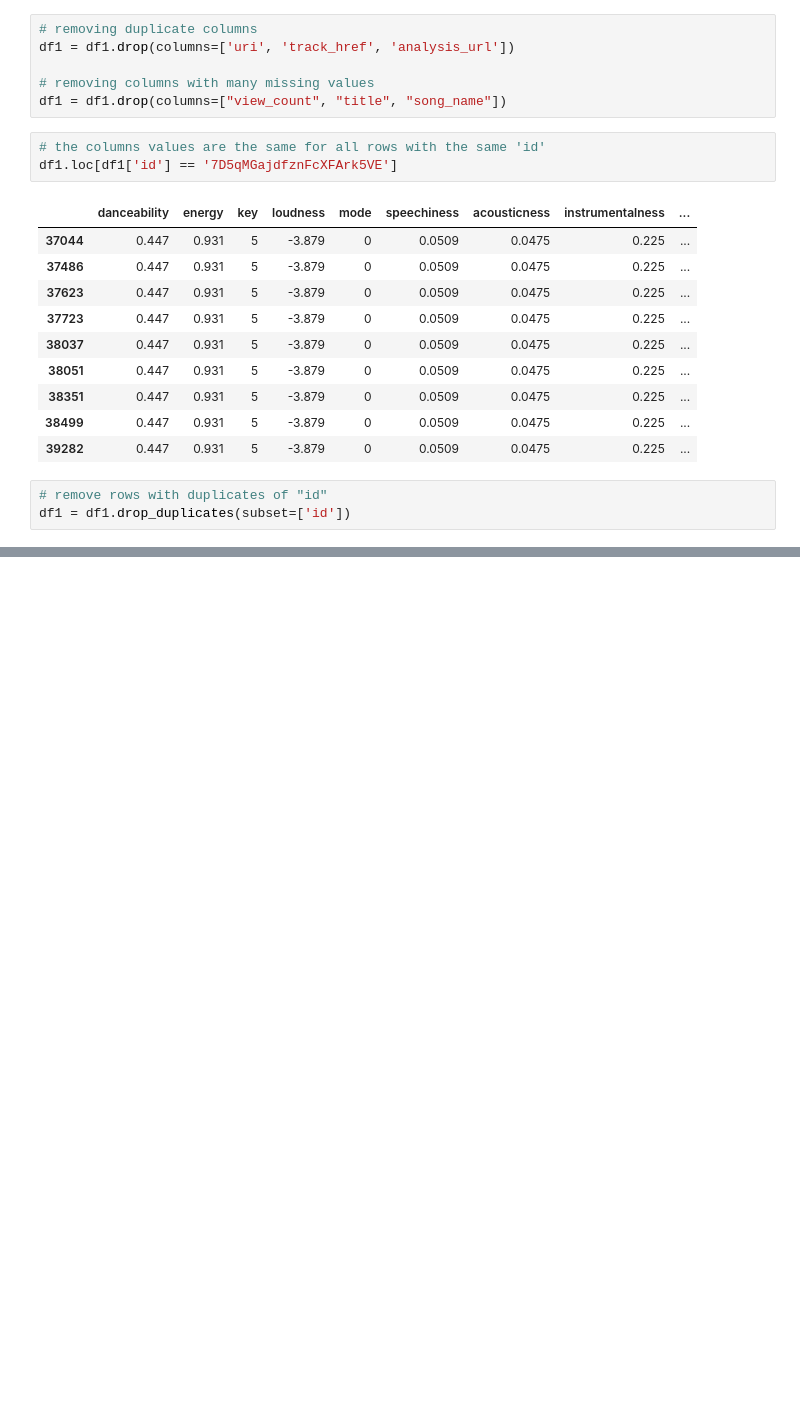
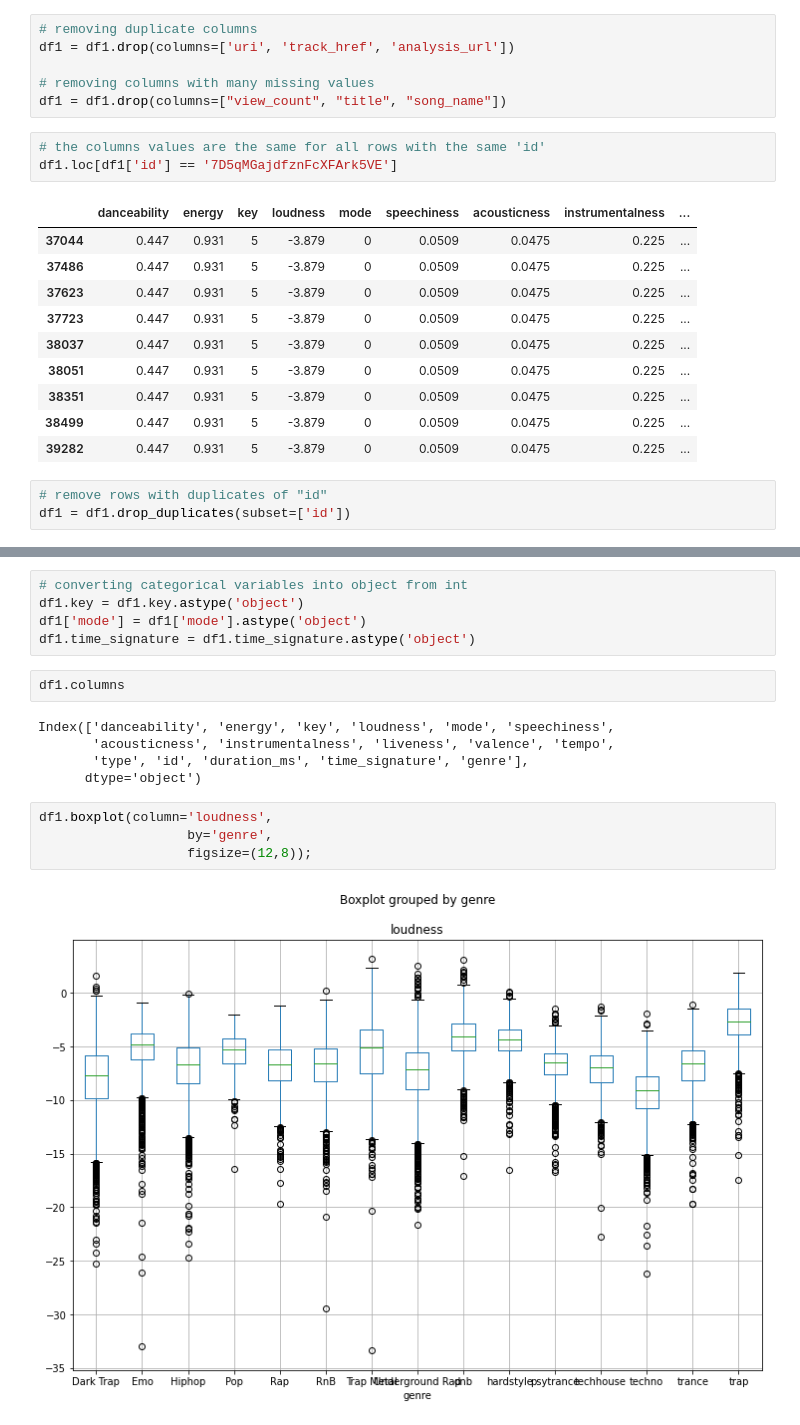
Before and after one commit to SYusupov/Spotify_Songs_Classification, a Jupyter notebook: exploring.ipynb, the cells around one changed output, grey strips where cells are left out. Saved outputs shown, nothing was run; the diff lists cells and outputs as text; blank space fills up the shorter version.

```diff
--- a/exploring.ipynb
+++ b/exploring.ipynb
@@ -166,0 +259,18 @@ df1 = df1.drop_duplicates(subset=['id'])
+# %%
+# converting categorical variables into object from int
+df1.key = df1.key.astype('object')
+df1['mode'] = df1['mode'].astype('object')
+df1.time_signature = df1.time_signature.astype('object')
+# %%
+df1.columns
+# %% [output]
+Index(['danceability', 'energy', 'key', 'loudness', 'mode', 'speechiness',
+       'acousticness', 'instrumentalness', 'liveness', 'valence', 'tempo',
+       'type', 'id', 'duration_ms', 'time_signature', 'genre'],
+      dtype='object')
+# %%
+df1.boxplot(column='loudness',
+                   by='genre',
+                   figsize=(12,8));
+# %% [output]
+[figure, added]
```
Also changed, not shown: parts of 22 cells of this notebook, 1 other file.
